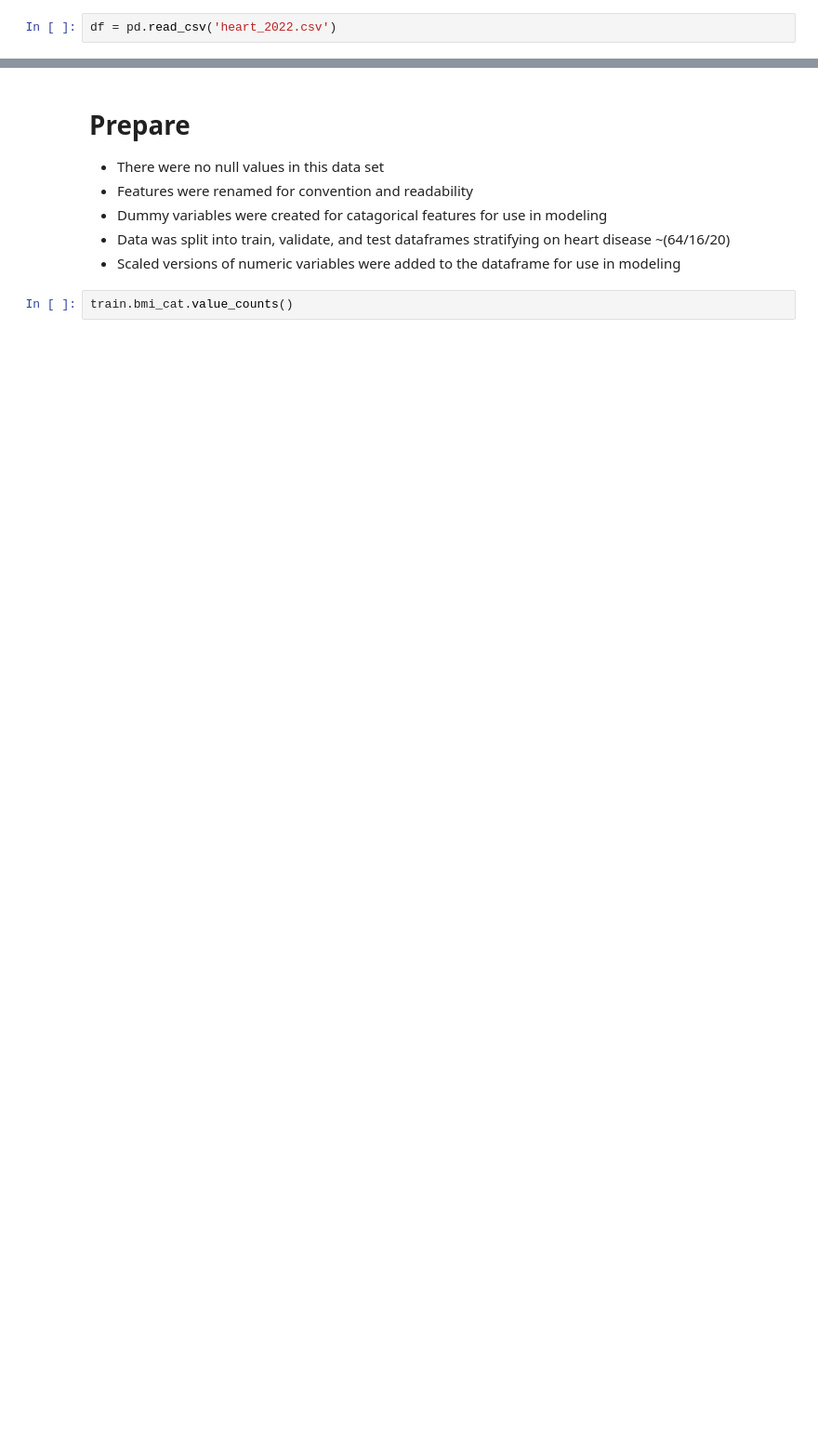
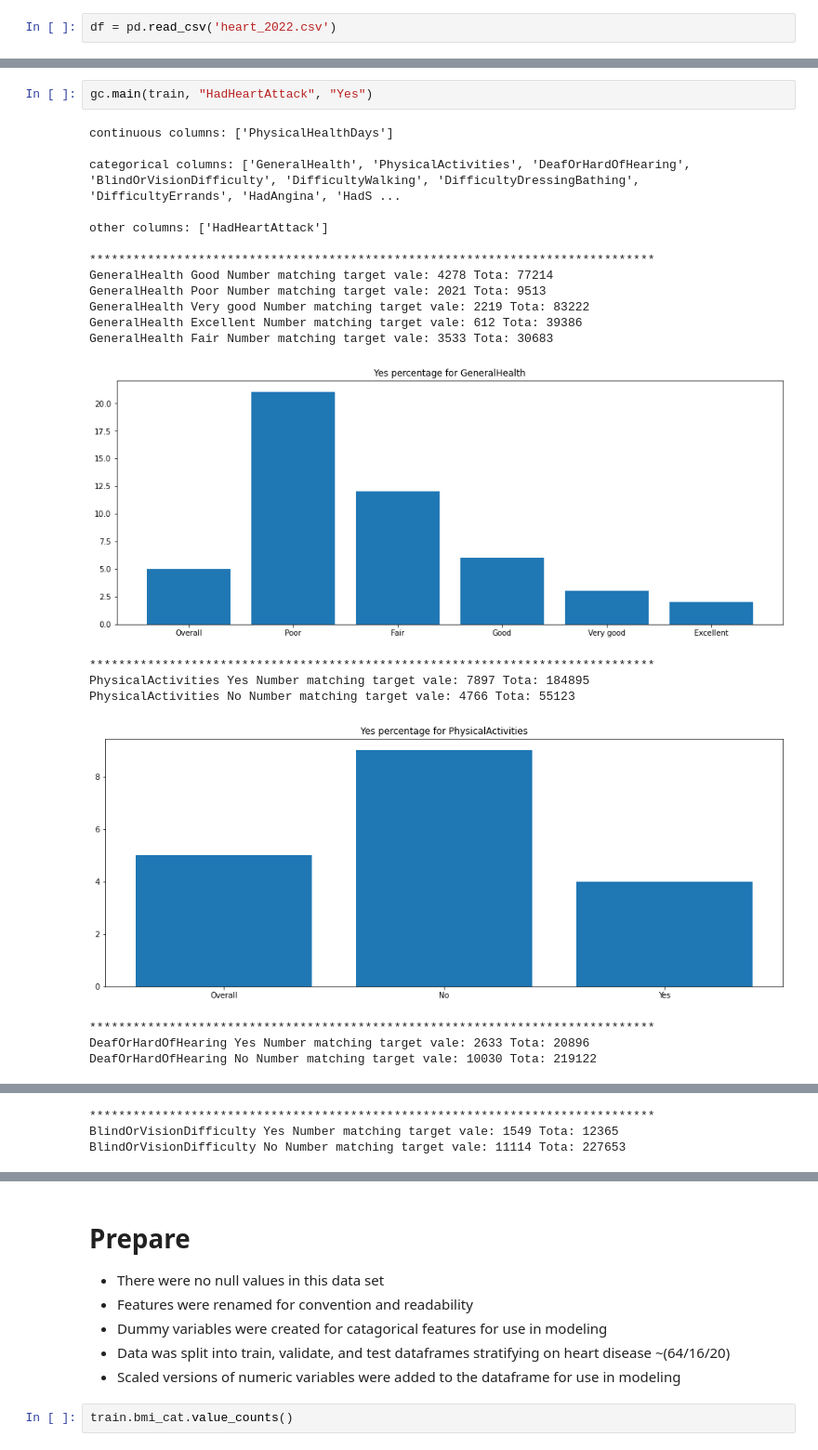
Before and after one commit to Johndsalas/Predicting_Heart_Disease, a Jupyter notebook: main.ipynb, the cells around one changed output, grey strips where cells are left out. Shown at 93% size. Cells and saved outputs as stored; diff of their text form; blank space fills up the shorter version.

```diff
--- a/main.ipynb
+++ b/main.ipynb
@@ -94,0 +166,23 @@ dtype: int64
+# %%
+gc.main(train, "HadHeartAttack", "Yes")
+# %% [output]
+continuous columns: ['PhysicalHealthDays']
+
+categorical columns: ['GeneralHealth', 'PhysicalActivities', 'DeafOrHardOfHearing', 'BlindOrVisionDifficulty', 'DifficultyWalking', 'DifficultyDressingBathing', 'DifficultyErrands', 'HadAngina', 'HadS ...
+
+other columns: ['HadHeartAttack']
+
+******************************************************************************
+GeneralHealth Good Number matching target vale: 4278 Tota: 77214
+GeneralHealth Poor Number matching target vale: 2021 Tota: 9513
+GeneralHealth Very good Number matching target vale: 2219 Tota: 83222
+GeneralHealth Excellent Number matching target vale: 612 Tota: 39386
+GeneralHealth Fair Number matching target vale: 3533 Tota: 30683
+[figure, added]
+******************************************************************************
+PhysicalActivities Yes Number matching target vale: 7897 Tota: 184895
+PhysicalActivities No Number matching target vale: 4766 Tota: 55123
+[figure, added]
+******************************************************************************
+DeafOrHardOfHearing Yes Number matching target vale: 2633 Tota: 20896
+DeafOrHardOfHearing No Number matching target vale: 10030 Tota: 219122
@@ -94,0 +190,3 @@ dtype: int64
+******************************************************************************
+BlindOrVisionDifficulty Yes Number matching target vale: 1549 Tota: 12365
+BlindOrVisionDifficulty No Number matching target vale: 11114 Tota: 227653
```
Also changed, not shown: parts of 24 cells of this notebook, 1 other file.
